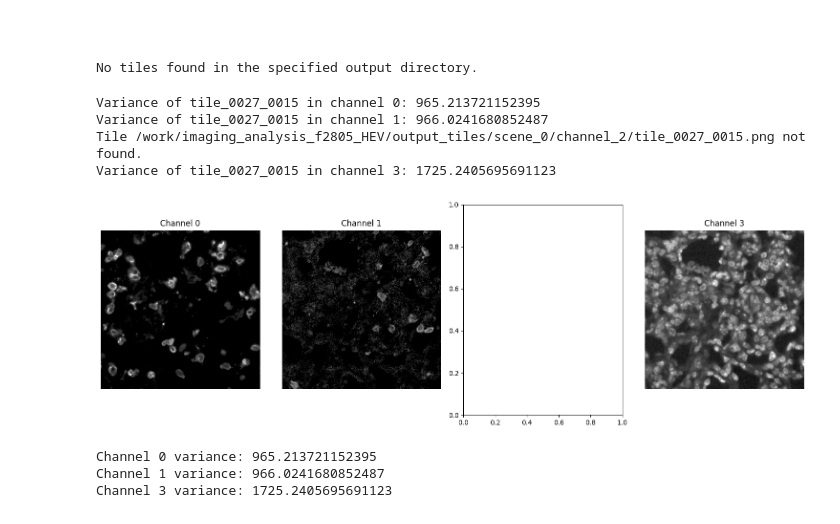
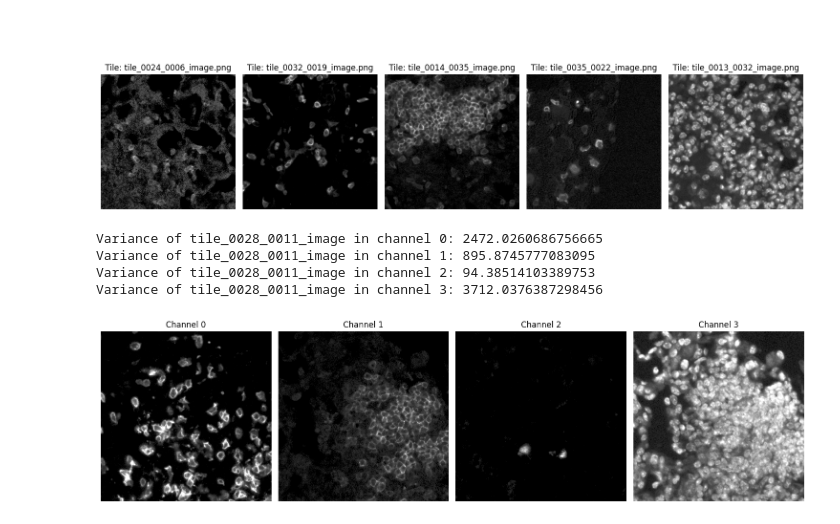
Before and after one commit to AntonWangDTU/Cell_Segmentation_DL_project, a Jupyter notebook: notebooks/DL_tiling_images.ipynb, the cells around one changed output. Cells and saved outputs as stored; diff of their text form; code cells hidden in the pictures.

```diff
--- a/notebooks/DL_tiling_images.ipynb
+++ b/notebooks/DL_tiling_images.ipynb
@@ -308,34 +275,25 @@ Saved tile: ./output_tiles/scene_0/channel_3/tile_002
 #
 # %%
 ### Tile images
-# Example usage
-output_dir = "./output_tiles"  # Replace with your tiles output directory
 display_random_tiles(output_dir, num_tiles=5)
 # %% [output]
-No tiles found in the specified output directory.
+[figure, added]
 # %%
-####Tile variation
-# Example usage:
-tile_filename = "tile_0002_0025"#"tile_0036_0021"  # Tile to check
-tile_filename = "tile_0003_0010"
-tile_filename = "tile_0000_0038"
-tile_filename = "tile_0002_0031"
-tile_filename = "tile_0027_0015"
+### Tile variation
+# Checking different tiles:
+#tile_filename = "tile_0002_0025"
+#tile_filename = "tile_0003_0010"
+#tile_filename = "tile_0000_0038"
+#tile_filename = "tile_0002_0031"
+tile_filename = "tile_0028_0011_image"
 
 channel_count = 4  # Adjust according to the number of channels
 input_path = "/work/imaging_analysis_f2805_HEV/output_tiles/scene_0/"  # Path to the directory where the tiles are stored
 
 tile_variance_dict = get_tile_variance(tile_filename, channel_count, tile_size=512, overlap=0, input_path=input_path)
-
-# Optionally print the variance for all channels
-for channel, variance in tile_variance_dict.items():
-    print(f"Channel {channel} variance: {variance}")
 # %% [output]
-Variance of tile_0027_0015 in channel 0: 965.213721152395
-Variance of tile_0027_0015 in channel 1: 966.0241680852487
-Tile /work/imaging_analysis_f2805_HEV/output_tiles/scene_0/channel_2/tile_0027_0015.png not found.
-Variance of tile_0027_0015 in channel 3: 1725.2405695691123
+Variance of tile_0028_0011_image in channel 0: 2472.0260686756665
+Variance of tile_0028_0011_image in channel 1: 895.8745777083095
+Variance of tile_0028_0011_image in channel 2: 94.38514103389753
+Variance of tile_0028_0011_image in channel 3: 3712.0376387298456
-[figure, old version]
+[figure, new version]
-Channel 0 variance: 965.213721152395
-Channel 1 variance: 966.0241680852487
-Channel 3 variance: 1725.2405695691123
```
Also changed, not shown: parts of 9 cells of this notebook.
